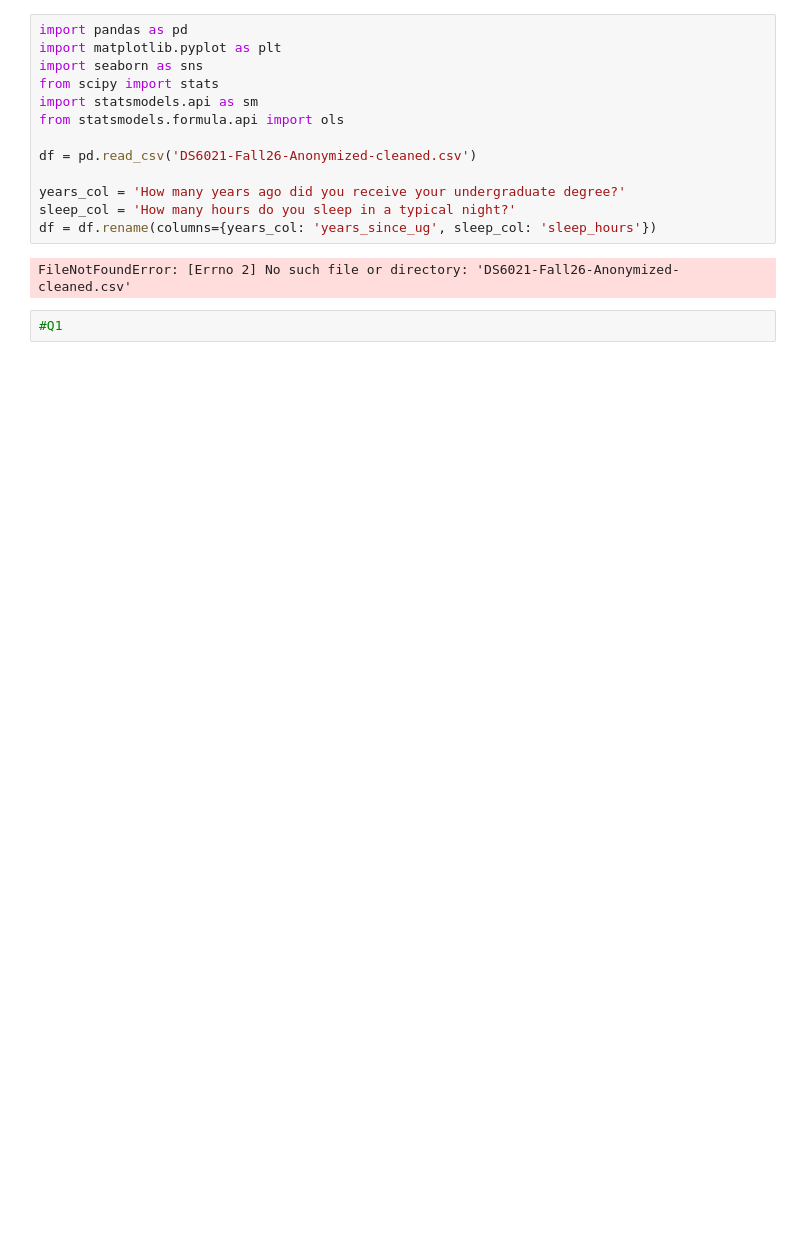
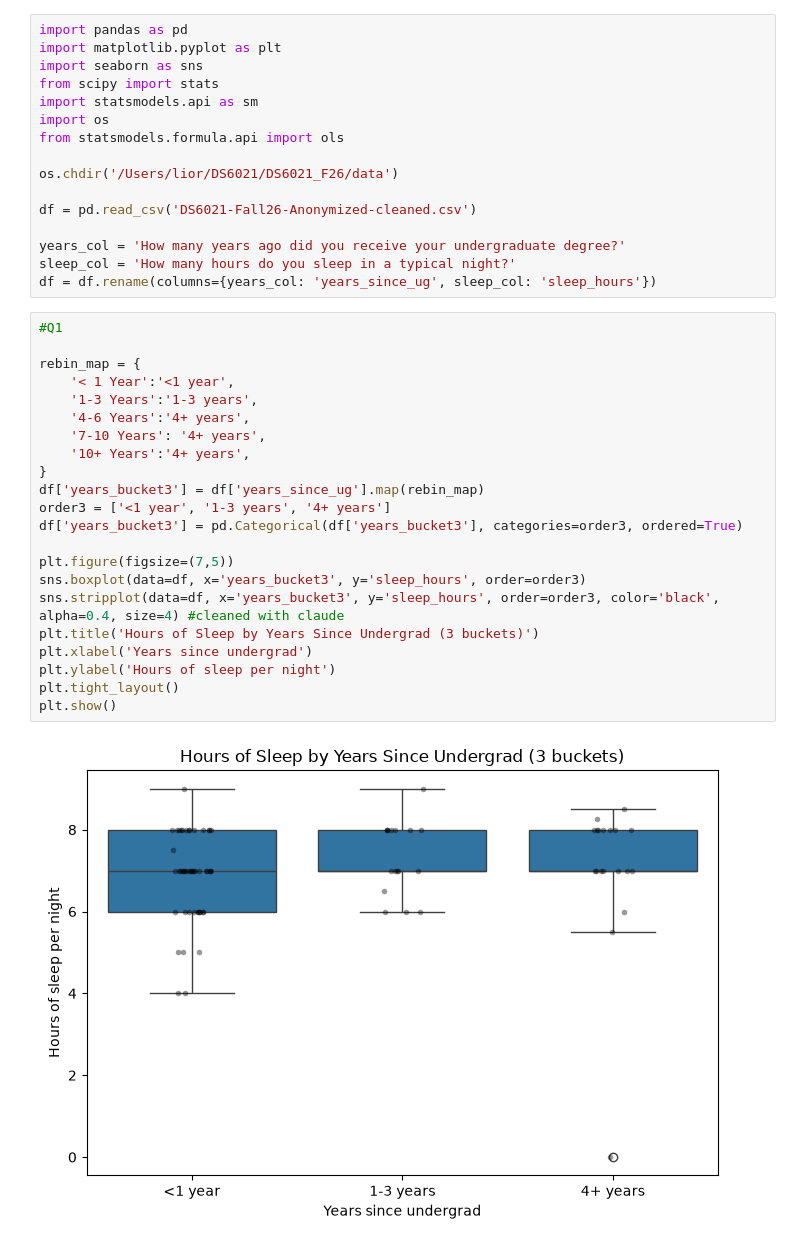
Before and after one commit to exoticlily25/ds6021-f26-qyc6ej, a Jupyter notebook: homework/lab1/act2.ipynb, the cells around one changed output. Saved outputs shown, nothing was run; the diff lists cells and outputs as text; blank space fills up the shorter version.

```diff
--- a/homework/lab1/act2.ipynb
+++ b/homework/lab1/act2.ipynb
@@ -4,14 +4,37 @@ import matplotlib.pyplot as plt
 import seaborn as sns
 from scipy import stats
 import statsmodels.api as sm
+import os
 from statsmodels.formula.api import ols
+
+os.chdir('/Users/lior/DS6021/DS6021_F26/data')
 
 df = pd.read_csv('DS6021-Fall26-Anonymized-cleaned.csv')
 
 years_col = 'How many years ago did you receive your undergraduate degree?'
 sleep_col = 'How many hours do you sleep in a typical night?'
 df = df.rename(columns={years_col: 'years_since_ug', sleep_col: 'sleep_hours'})
-# %% [output]
-FileNotFoundError: [Errno 2] No such file or directory: 'DS6021-Fall26-Anonymized-cleaned.csv'
 # %%
 #Q1
+
+rebin_map = {
+    '< 1 Year':'<1 year',
+    '1-3 Years':'1-3 years',
+    '4-6 Years':'4+ years',
+    '7-10 Years': '4+ years',
+    '10+ Years':'4+ years',
+}
+df['years_bucket3'] = df['years_since_ug'].map(rebin_map)
+order3 = ['<1 year', '1-3 years', '4+ years']
+df['years_bucket3'] = pd.Categorical(df['years_bucket3'], categories=order3, ordered=True)
+
+plt.figure(figsize=(7,5))
+sns.boxplot(data=df, x='years_bucket3', y='sleep_hours', order=order3)
+sns.stripplot(data=df, x='years_bucket3', y='sleep_hours', order=order3, color='black', alpha=0.4, size=4) #cleaned with claude
+plt.title('Hours of Sleep by Years Since Undergrad (3 buckets)')
+plt.xlabel('Years since undergrad')
+plt.ylabel('Hours of sleep per night')
+plt.tight_layout()
+plt.show()
+# %% [output]
+[figure, added]
```
Also changed, not shown: parts of 4 cells of this notebook, 3 other files.
